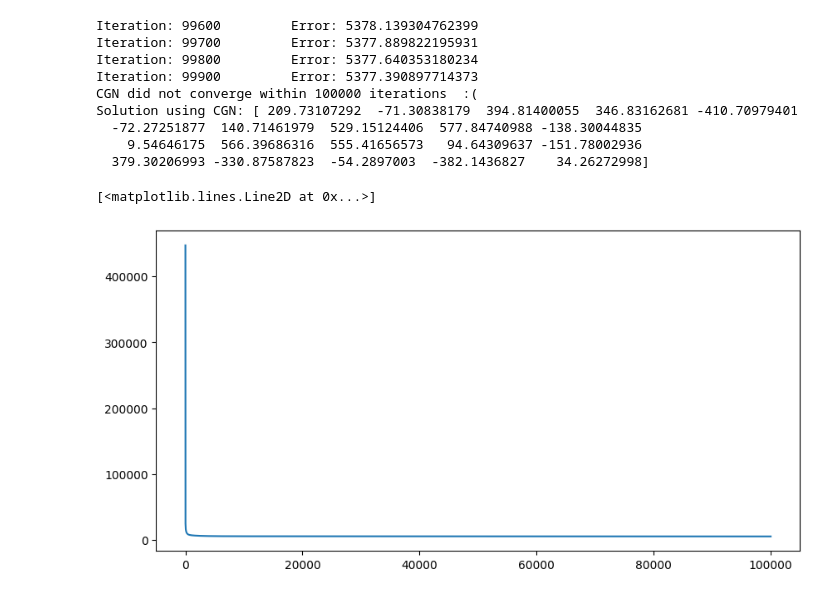
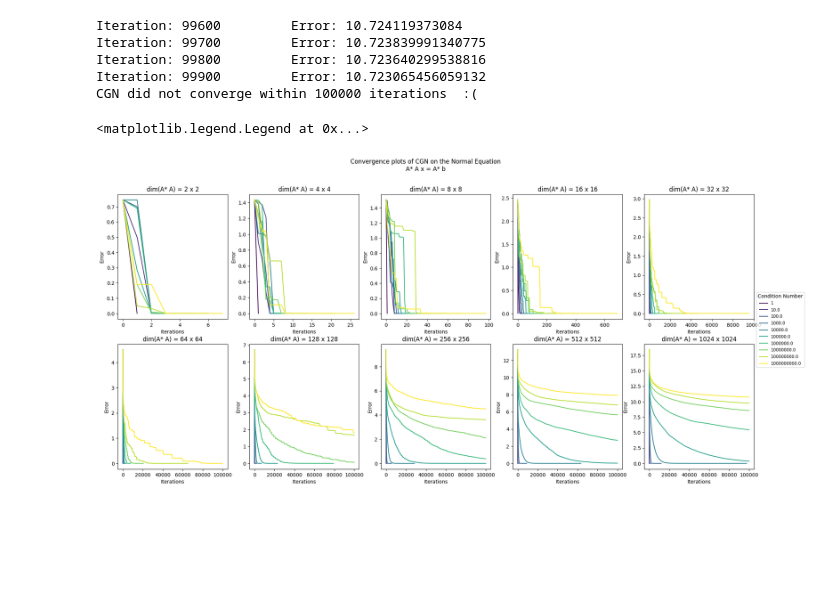
Before and after one commit to connorbuchheit/RandomMatrixProject, a Jupyter notebook: CGNexperiments.ipynb, the cells around one changed output. Drawn from its saved outputs; the diff is of its cells as text; code cells hidden in the pictures; blank space fills up the shorter version.

```diff
--- a/CGNexperiments.ipynb
+++ b/CGNexperiments.ipynb
@@ -16,19 +4,0 @@ print(A.shape)
-# %%
-x, error, path, conv = solve_cgn(A, b)
-print(f"Solution using CGN: {x}")
-# %% [output]
-Iteration: 99600         Error: 5378.139304762399
-Iteration: 99700         Error: 5377.889822195931
-Iteration: 99800         Error: 5377.640353180234
-Iteration: 99900         Error: 5377.390897714373
-CGN did not converge within 100000 iterations  :(
-Solution using CGN: [ 209.73107292  -71.30838179  394.81400055  346.83162681 -410.70979401
-  -72.27251877  140.71461979  529.15124406  577.84740988 -138.30044835
-    9.54646175  566.39686316  555.41656573   94.64309637 -151.78002936
-  379.30206993 -330.87587823  -54.2897003  -382.1436827    34.26272998]
-# %%
-fig, ax = plt.subplots(1,1, figsize = (10,5))
-ax.plot(error)
-# %% [output]
-[<matplotlib.lines.Line2D at 0x...>]
-[figure, removed]
@@ -34,0 +11,50 @@ ax.plot(error)
+# %%
+N = [2, 4, 8, 16, 32, 64, 128, 256, 512, 1024]
+kappa = [1, 1e1, 1e2, 1e3, 1e4, 1e5, 1e6, 1e7, 1e8, 1e9]
+
+matrices = {}
+
+for NN in N:
+    matrices[NN] = {}
+    for kk in kappa:
+        matrices[NN][kk] = generate_spd_matrix(NN, kk)
+# %%
+res = {}
+
+dim = 2
+while True:
+    if dim > 1024:
+        break
+
+    b = np.random.rand(dim, )
+
+    res[dim] = {}
+
+    for key in matrices[dim]:
+        res[dim][key] = solve_cgn(matrices[dim][key], b)[:2]
+
+    dim *= 2
+# %% [output]
+Iteration: 99600         Error: 10.724119373084
+Iteration: 99700         Error: 10.723839991340775
+Iteration: 99800         Error: 10.723640299538816
+Iteration: 99900         Error: 10.723065456059132
+CGN did not converge within 100000 iterations  :(
+# %%
+colors = plt.cm.viridis(np.linspace(0, 1, len(kappa)))  # Create a colormap
+
+fig, ax = plt.subplots(2, 5, figsize=(23, 10))
+
+for i, dim in enumerate([2, 4, 8, 16, 32, 64, 128, 256, 512, 1024]):
+    row, col = divmod(i, 5)
+    for j, kk in enumerate(kappa):
+        ax[row, col].plot(res[dim][kk][1], label=f'{kk}' if i == 0 else "", color=colors[j])
+    ax[row, col].set_title(f"dim(A* A) = {dim} x {dim}")
+    ax[row, col].set_xlabel('Iterations')
+    ax[row, col].set_ylabel('Error')
+
+fig.suptitle('Convergence plots of CGN on the Normal Equation\nA* A x = A* b')
+fig.legend(bbox_to_anchor=(0.9, 0.5), loc='center left', fontsize='small', title="Condition Number")
+# %% [output]
+<matplotlib.legend.Legend at 0x...>
+[figure, added]
```
Also changed, not shown: parts of 2 cells of this notebook, 1 other file.
